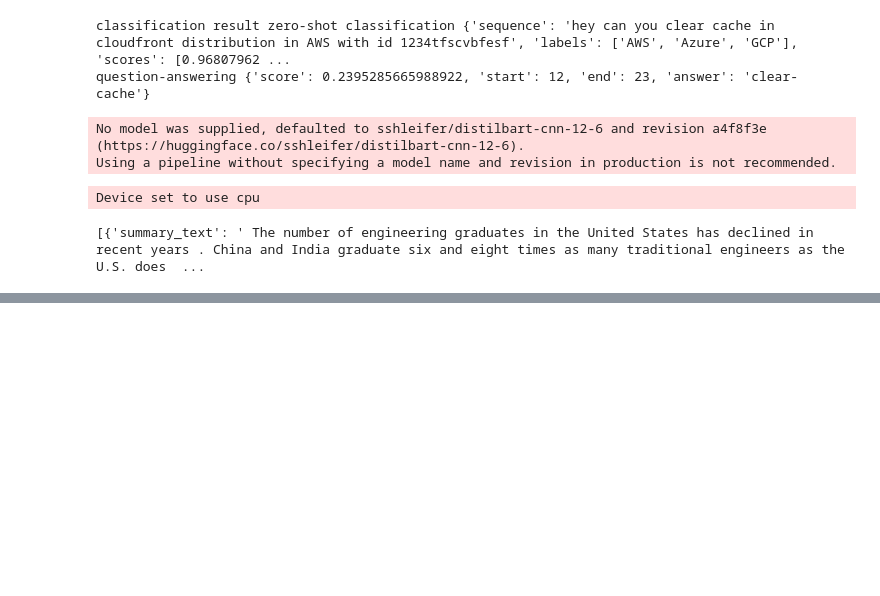
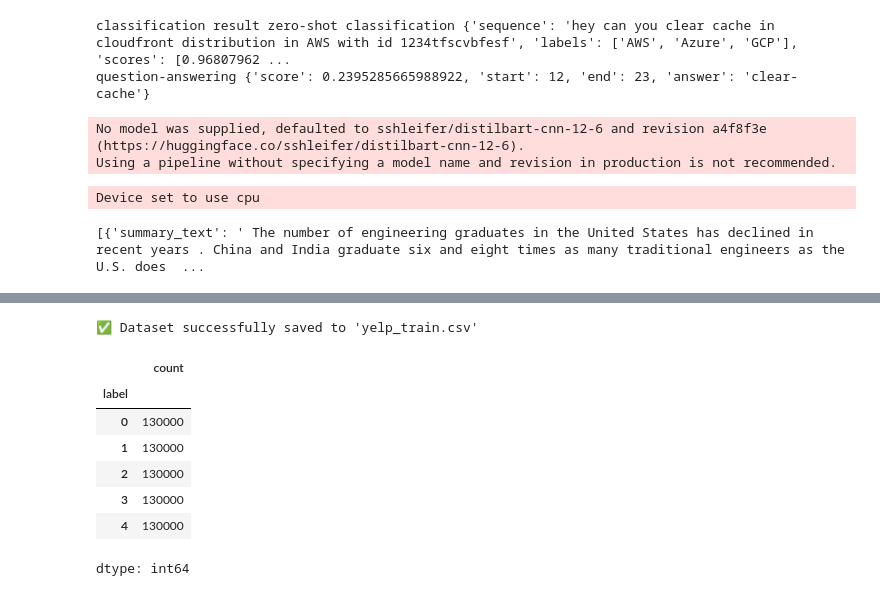
Before and after one commit to ap0072/Agentic-AI, a Jupyter notebook: course/en/chapter1/section3.ipynb, the cells around one changed output, grey strips where cells are left out. Saved outputs shown, nothing was run; the diff lists cells and outputs as text; code cells hidden in the pictures; blank space fills up the shorter version.

```diff
--- a/course/en/chapter1/section3.ipynb
+++ b/course/en/chapter1/section3.ipynb
@@ -309,3 +459,35 @@ model = AutoModelForSequenceClassification.from_pretrained(
+# %%
+
+
+#converting the dataset from huggingface to csv
+
+# Install required library (if not already installed)
+# pip install datasets
+
+from datasets import load_dataset
+
+# Step 1: Load a dataset (e.g., IMDb reviews)
+dataset = load_dataset("yelp_review_full", split="train")
+
+# Step 2: Save the dataset to a CSV file
+dataset.to_csv("yelp_train.csv")
+
+print("✅ Dataset successfully saved to 'yelp_train.csv'")
+# %% [output]
+✅ Dataset successfully saved to 'yelp_train.csv'
+# %%
+import pandas as pd
+yelp_train = pd.read_csv("yelp_train.csv")
+yelp_train.value_counts("label")
+# %% [output]
+|  | count |
+| label |  |
+| 0 | 130000 |
+| 1 | 130000 |
+| 2 | 130000 |
+| 3 | 130000 |
+| 4 | 130000 |
+dtype: int64
 # %%
 training_args = TrainingArguments(
     output_dir="my_awesome_model",
```
Also changed, not shown: parts of 19 cells of this notebook.
